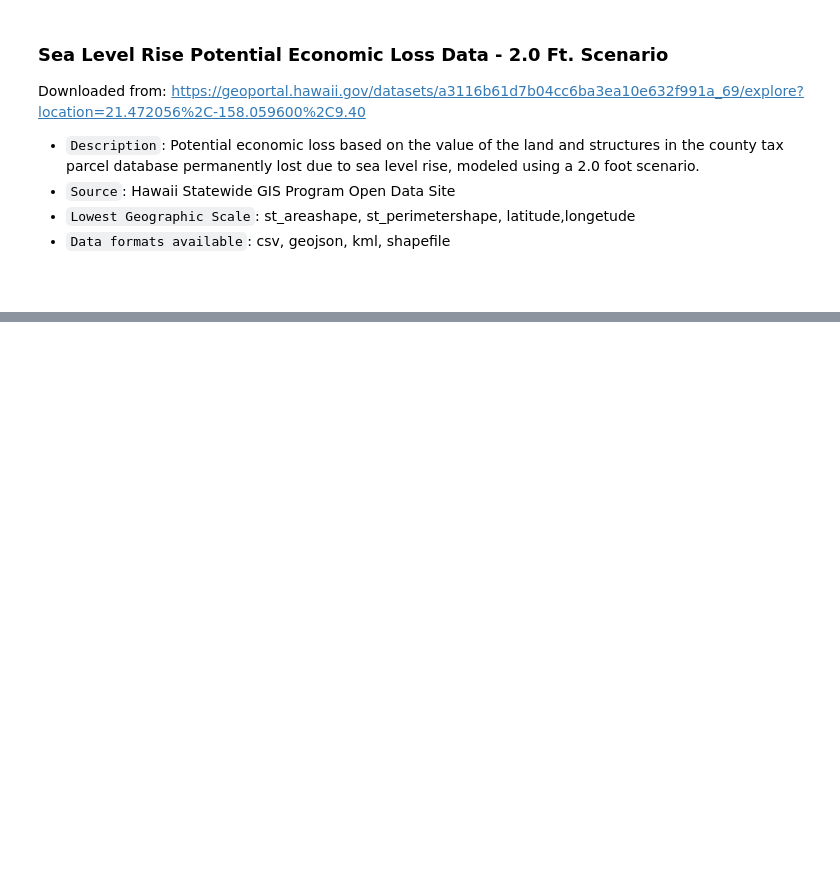
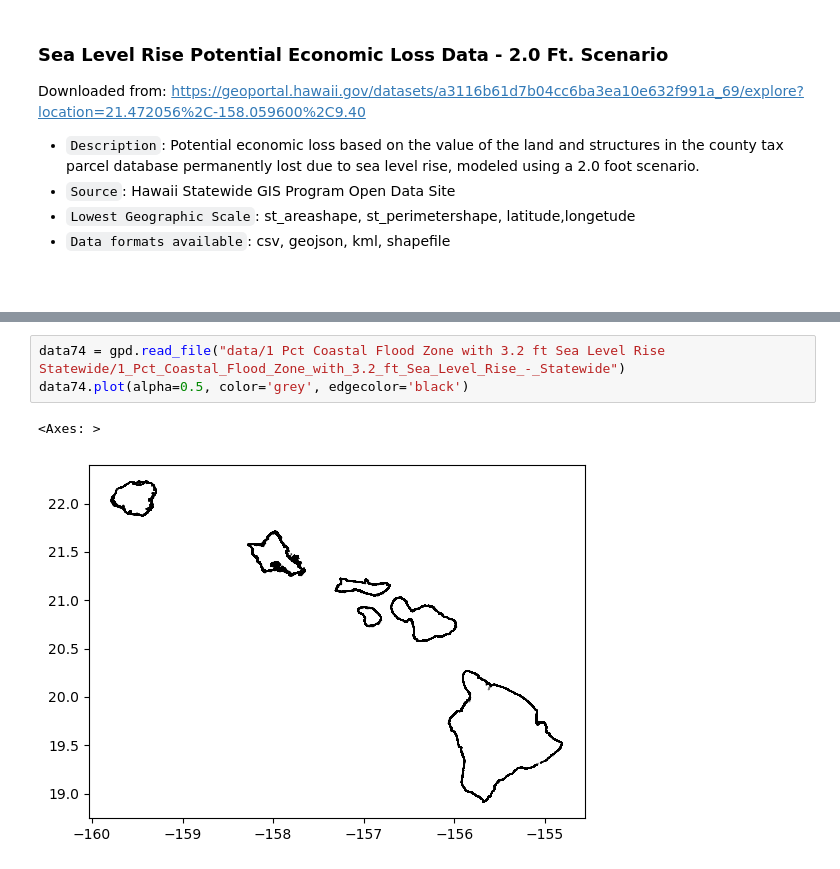
Before and after one commit to mahdi-b/Kanehekili, a Jupyter notebook: Current datasets.ipynb, the cells around one changed output, grey strips where cells are left out. Drawn from its saved outputs; the diff is of its cells as text; blank space fills up the shorter version.

```diff
--- a/Current datasets.ipynb
+++ b/Current datasets.ipynb
@@ -1112,0 +1175,6 @@ FileNotFoundError: [Errno 2] No such file or directory: 'data/slr potential econ
+# %%
+data74 = gpd.read_file("data/1 Pct Coastal Flood Zone with 3.2 ft Sea Level Rise Statewide/1_Pct_Coastal_Flood_Zone_with_3.2_ft_Sea_Level_Rise_-_Statewide")
+data74.plot(alpha=0.5, color='grey', edgecolor='black')
+# %% [output]
+<Axes: >
+[figure, added]
```
Also changed, not shown: parts of 13 cells of this notebook, 14 other files.
